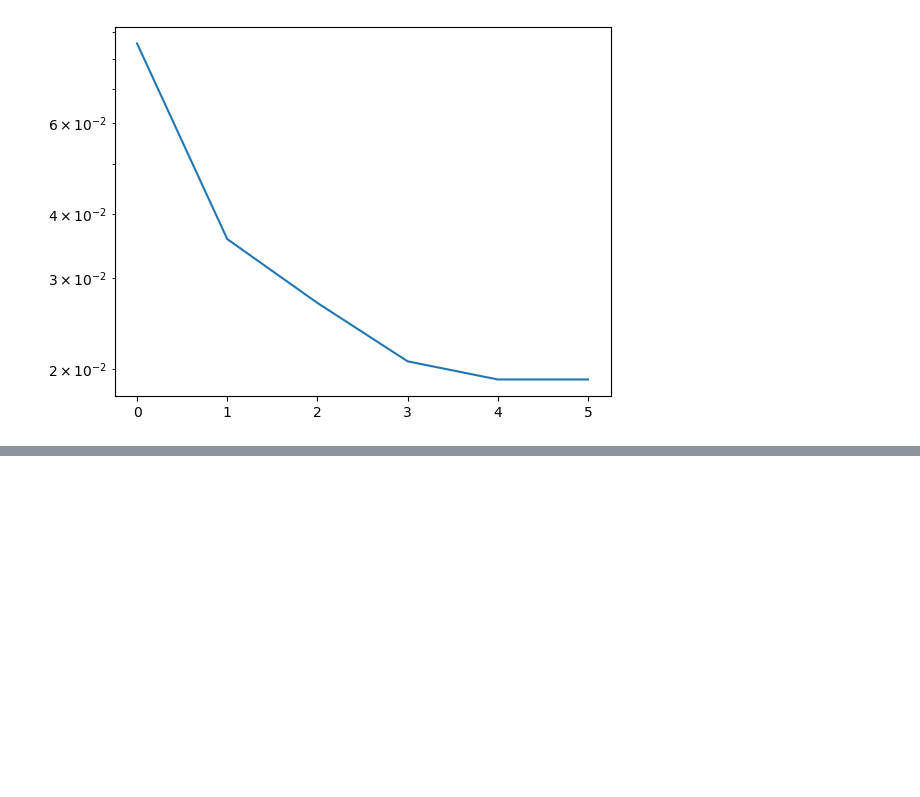
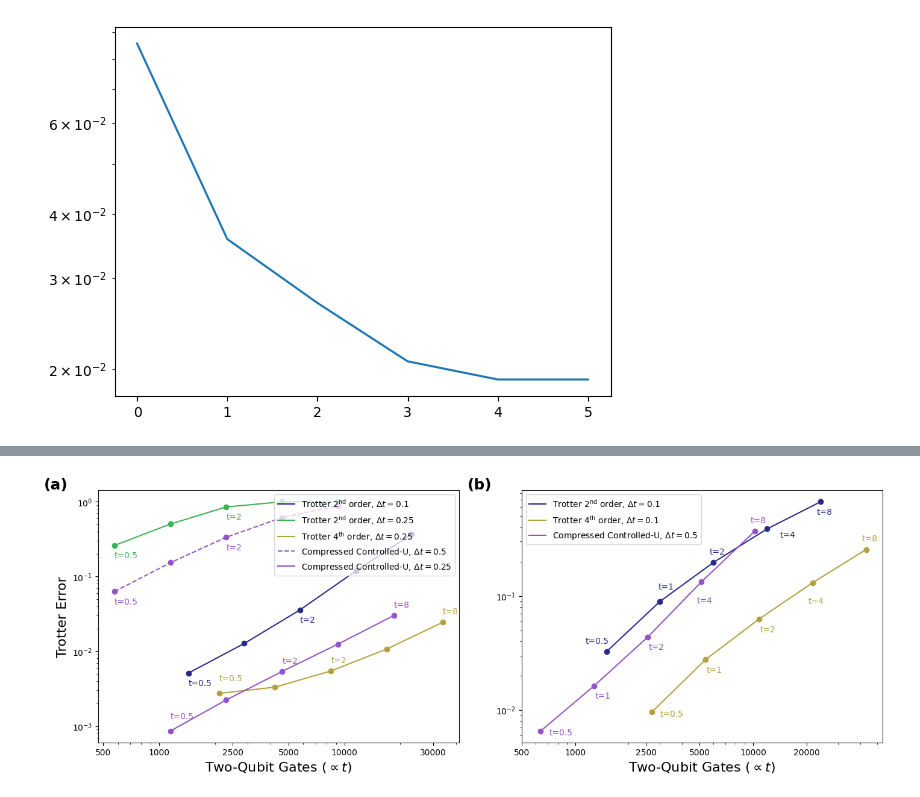
Before and after one commit to erenaykrcn/ccU, a Jupyter notebook: examples/TFIM2d/TFIM2d-ccU_4x4.ipynb, the cells around one changed output, grey strips where cells are left out. Saved outputs shown, nothing was run; the diff lists cells and outputs as text; code cells hidden in the pictures; blank space fills up the shorter version.

```diff
--- a/examples/TFIM2d/TFIM2d-ccU_4x4.ipynb
+++ b/examples/TFIM2d/TFIM2d-ccU_4x4.ipynb
@@ -337,0 +527,97 @@ t=2, Gate Count:  2304  Trotter error:  1.1077553955240924
+# %%
+import matplotlib.pyplot as plt
+import matplotlib as mpl
+mpl.rcParams["figure.dpi"] = 100
+mpl.rcParams["figure.figsize"] = (14, 5)      # twice as wide
+
+# ---------- make one figure with two side‑by‑side axes ----------
+fig, (ax1, ax2) = plt.subplots(1, 2, constrained_layout=True)  # or use wspace with fig.subplots_adjust
+
+# ----------------------------------------------------------------
+# 1) LEFT‑HAND PLOT  –– your TFIM data
+# ----------------------------------------------------------------
+for i, (xs, ys) in enumerate(plots):
+    ls = '--' if i == 3 else '-'
+    ax1.plot(xs, ys, ls=ls, color=colors[i], label=labs[i])
+    ax1.scatter(xs, ys, color=colors[i])
+
+    # prepare the same annotation lists you already built
+    if i in (2, 4):
+        ann = [((f"t={t}" if t in (0.5, 2, 8) else ""), ((0, 15) if t == 0.5 else (0, 10)))
+               for t in ts]
+    else:
+        ann = [((f"t={t}" if t in (0.5, 2) else ""), (0, -15)) for t in ts]
+
+    for (x, y), (text, offset) in zip(zip(xs, ys), ann):
+        if text:
+            ax1.annotate(text, (x, y), xytext=offset,
+                         textcoords='offset points', color=colors[i], fontsize=10)
+
+ax1.set_xscale('log')
+ax1.set_yscale('log')
+ax1.set_xticks([500, 1000, 2500, 5000, 10000, 30000])
+ax1.get_xaxis().set_major_formatter(mpl.ticker.ScalarFormatter())
+ax1.set_xlabel(r'Two‑Qubit Gates ($\propto t$)', fontsize=16)
+ax1.set_ylabel('Trotter Error', fontsize=16)
+ax1.legend(loc='upper right', fontsize=9, frameon=False)
+
+# ----------------------------------------------------------------
+# 2) RIGHT‑HAND PLOT –– your Heisenberg data
+# ----------------------------------------------------------------
+heis_colors = ((39/256, 42/256, 138/256),
+               (181/256, 161/256, 63/256),
+               (150/256, 83/256, 201/256))
+heis_labs = (r'Trotter $2^{\text{nd}}$ order, $\Delta t = 0.1$',
+             r'Trotter $4^{\text{th}}$ order, $\Delta t = 0.1$',
+             r'Compressed Controlled‑U, $\Delta t = 0.5$')
+
+series = [
+    (heis_trotter2_cxs, heis_trotter2_errs, heis_colors[0]),
+    (heis_trotter4_cxs, heis_trotter4_errs, heis_colors[1]),
+    (heis_ccU_cxs,      heis_ccU_errs,      heis_colors[2]),
+]
+for (xs, ys, c), lab in zip(series, heis_labs):
+    ax2.plot(xs, ys, color=c, label=lab)
+    ax2.scatter(xs, ys, color=c)
+
+# the three annotation blocks you already have
+ann_t2  = [("t=0.5", (-25, 10)), ("t=1", (-2, 15)),
+           ("t=2", (-5, 10)), ("t=4", (15, -10)), ("t=8", (-5, -15))]
+ann_t4  = [("t=0.5", (10, -5)),  ("t=1", (1, -15)),
+           ("t=2", (1, -15)),  ("t=4", (-5, -25)), ("t=8", (-5, 10))]
+ann_ccU = ann_t4
+
+for (xs, ys, c), ann in zip(series, (ann_t2, ann_t4, ann_ccU)):
+    for (x, y), (text, offset) in zip(zip(xs, ys), ann):
+        ax2.annotate(text, (x, y), xytext=offset, textcoords='offset points', color=c, fontsize=10)
+
+
+ax2.set_xscale('log')
+ax2.set_yscale('log')
+ax2.set_xticks([500, 1000, 2500, 5000, 10000, 20000])
+ax2.get_xaxis().set_major_formatter(mpl.ticker.ScalarFormatter())
+ax2.set_xlabel(r'Two‑Qubit Gates ($\propto t$)', fontsize=16)
+
+leg1 = ax1.legend(loc='upper right', fontsize=10, frameon=True)
+leg1.get_frame().set_facecolor('white')
+leg1.get_frame().set_alpha(0.75)
+
+leg2 = ax2.legend(loc='upper left', fontsize=10, frameon=True)
+leg2.get_frame().set_facecolor('white')
+leg2.get_frame().set_alpha(0.75)
+
+ax1.text(-0.15, 1.05, "(a)", transform=ax1.transAxes,
+         fontsize=18, fontweight='bold', va='top', ha='left')
+
+ax2.text(-0.15, 1.05, "(b)", transform=ax2.transAxes,
+         fontsize=18, fontweight='bold', va='top', ha='left')
+
+
+# ----------------------------------------------------------------
+# global tweaks (optional)
+# ----------------------------------------------------------------
+fig.align_ylabels()              # nice vertical alignment of y‑labels
+fig.savefig('./figs/trotter_vs_ccu_side_by_side_v2.pdf', dpi=300, bbox_inches='tight')
+plt.show()
+# %% [output]
+[figure, added]
```
Also changed, not shown: parts of 14 cells of this notebook, 35 other files.
